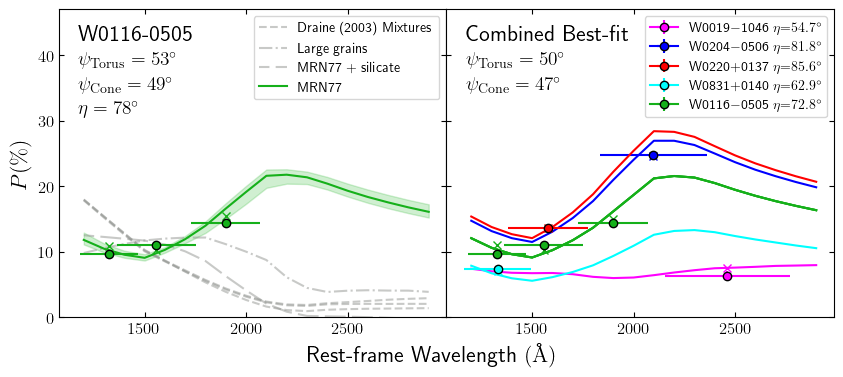
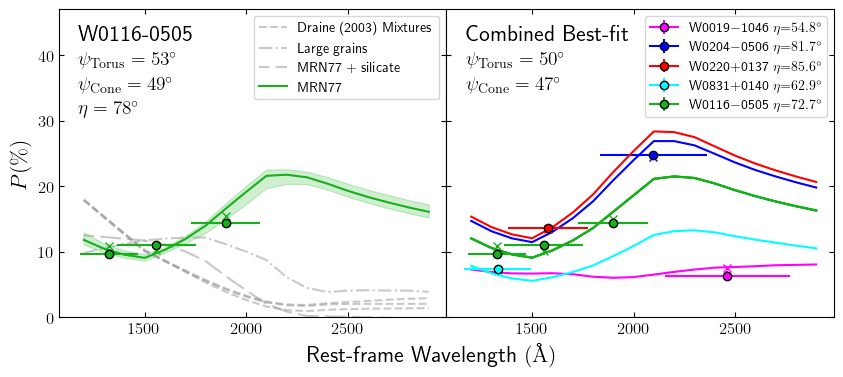
The change to this notebook cell's code, shown as a diff; its figure went from the first image to the second:
--- before
+++ after
@@ -69,3 +69,3 @@
 fig.text(0.5, 0., r"Rest-frame Wavelength $(\rm \AA)$", ha='center', fontsize=16)
 
-fig.savefig("SKIRTOR_MRN77_best-fit_MCMC.png", dpi=100, bbox_inches='tight')
+fig.savefig("SKIRTOR_MRN77_best-fit_MCMC.png", dpi=200, bbox_inches='tight')

Commit: Increased plot dpis